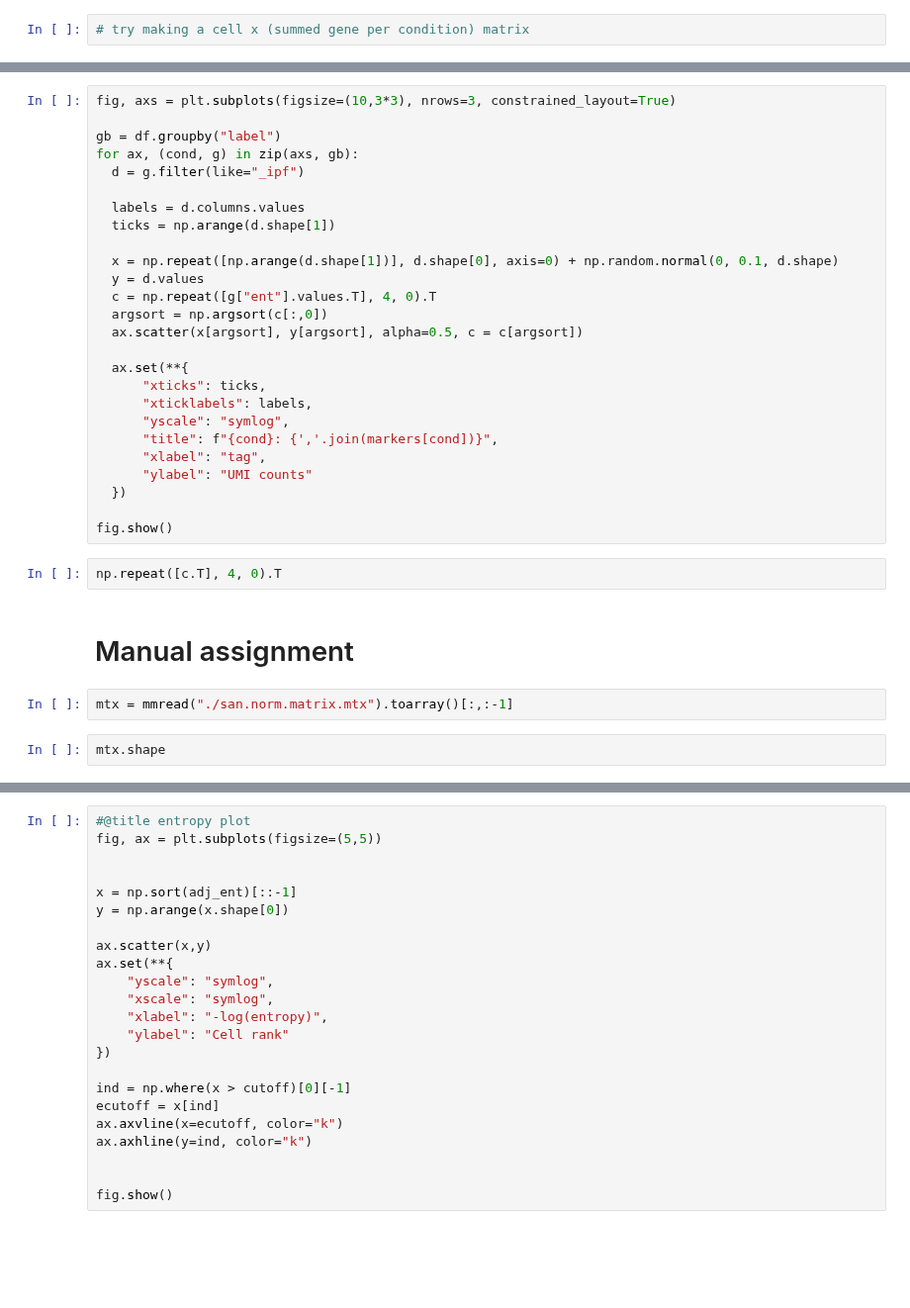
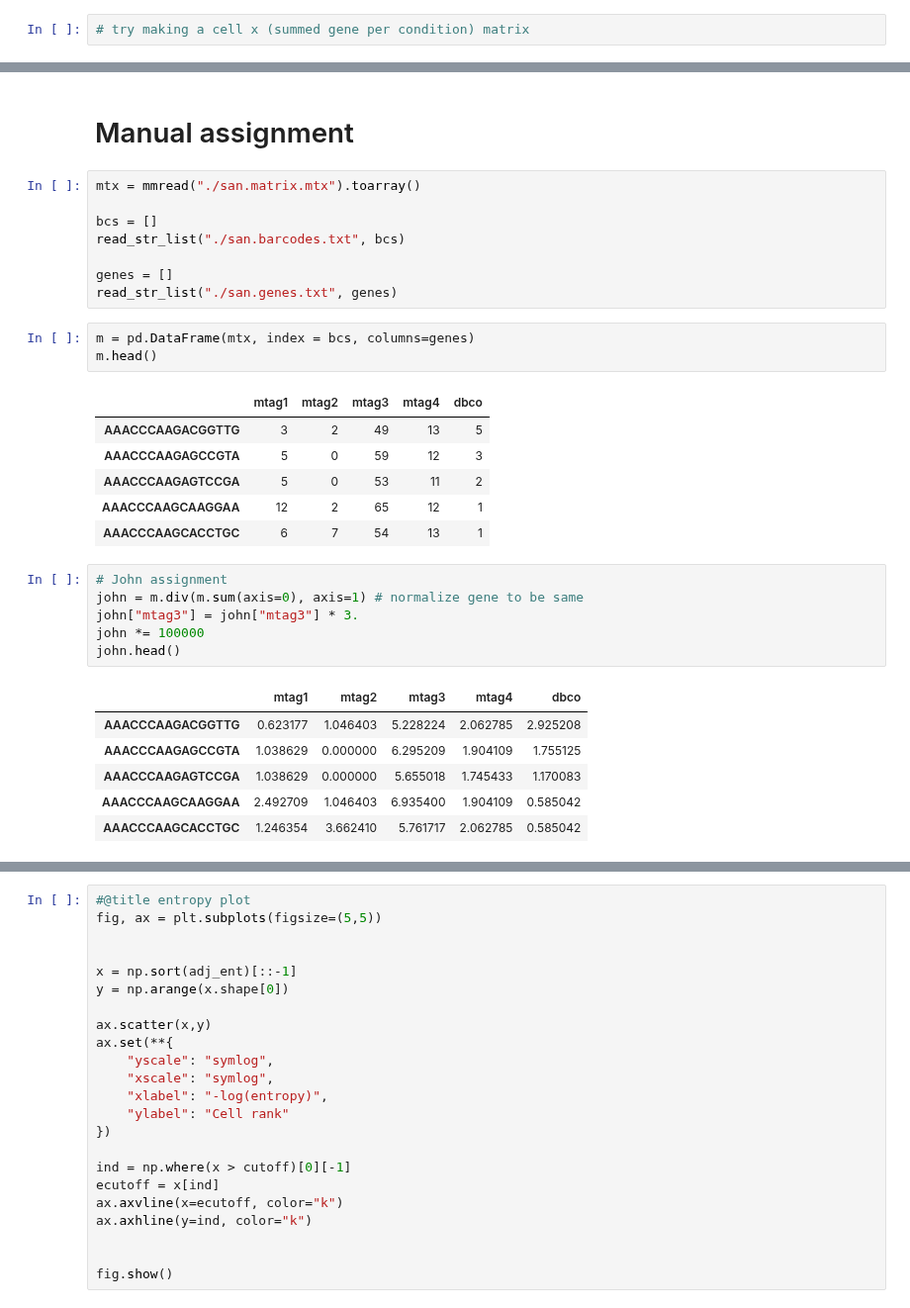
Before and after one commit to sbooeshaghi/azucar, a Jupyter notebook: analysis/293T/obs2/assign.ipynb, the cells around one changed output, grey strips where cells are left out. Shown at 99% size. Saved outputs shown, nothing was run; the diff lists cells and outputs as text; blank space fills up the shorter version.

Commit message:
john comparison

```diff
--- a/analysis/293T/obs2/assign.ipynb
+++ b/analysis/293T/obs2/assign.ipynb
@@ -2620,34 +2621,33 @@ markers
-# %%
-fig, axs = plt.subplots(figsize=(10,3*3), nrows=3, constrained_layout=True)
-
-gb = df.groupby("label")
-for ax, (cond, g) in zip(axs, gb):
-  d = g.filter(like="_ipf")
-
-  labels = d.columns.values
-  ticks = np.arange(d.shape[1])
-
-  x = np.repeat([np.arange(d.shape[1])], d.shape[0], axis=0) + np.random.normal(0, 0.1, d.shape)
-  y = d.values
-  c = np.repeat([g["ent"].values.T], 4, 0).T
-  argsort = np.argsort(c[:,0])
-  ax.scatter(x[argsort], y[argsort], alpha=0.5, c = c[argsort])
-
-  ax.set(**{
-      "xticks": ticks,
-      "xticklabels": labels,
-      "yscale": "symlog",
-      "title": f"{cond}: {','.join(markers[cond])}",
-      "xlabel": "tag",
-      "ylabel": "UMI counts"
-  })
-
-fig.show()
-# %%
-np.repeat([c.T], 4, 0).T
 # %% [markdown]
 # Manual assignment
 # %%
-mtx = mmread("./san.norm.matrix.mtx").toarray()[:,:-1]
+mtx = mmread("./san.matrix.mtx").toarray()
+
+bcs = []
+read_str_list("./san.barcodes.txt", bcs)
+
+genes = []
+read_str_list("./san.genes.txt", genes)
-# %%
-mtx.shape
+# %%
+m = pd.DataFrame(mtx, index = bcs, columns=genes)
+m.head()
+# %% [output]
+|  | mtag1 | mtag2 | mtag3 | mtag4 | dbco |
+| AAACCCAAGACGGTTG | 3 | 2 | 49 | 13 | 5 |
+| AAACCCAAGAGCCGTA | 5 | 0 | 59 | 12 | 3 |
+| AAACCCAAGAGTCCGA | 5 | 0 | 53 | 11 | 2 |
+| AAACCCAAGCAAGGAA | 12 | 2 | 65 | 12 | 1 |
+| AAACCCAAGCACCTGC | 6 | 7 | 54 | 13 | 1 |
+# %%
+# John assignment
+john = m.div(m.sum(axis=0), axis=1) # normalize gene to be same
+john["mtag3"] = john["mtag3"] * 3.
+john *= 100000
+john.head()
+# %% [output]
+|  | mtag1 | mtag2 | mtag3 | mtag4 | dbco |
+| AAACCCAAGACGGTTG | 0.623177 | 1.046403 | 5.228224 | 2.062785 | 2.925208 |
+| AAACCCAAGAGCCGTA | 1.038629 | 0.000000 | 6.295209 | 1.904109 | 1.755125 |
+| AAACCCAAGAGTCCGA | 1.038629 | 0.000000 | 5.655018 | 1.745433 | 1.170083 |
+| AAACCCAAGCAAGGAA | 2.492709 | 1.046403 | 6.935400 | 1.904109 | 0.585042 |
+| AAACCCAAGCACCTGC | 1.246354 | 3.662410 | 5.761717 | 2.062785 | 0.585042 |
```
Also changed, not shown: parts of 18 cells of this notebook.
